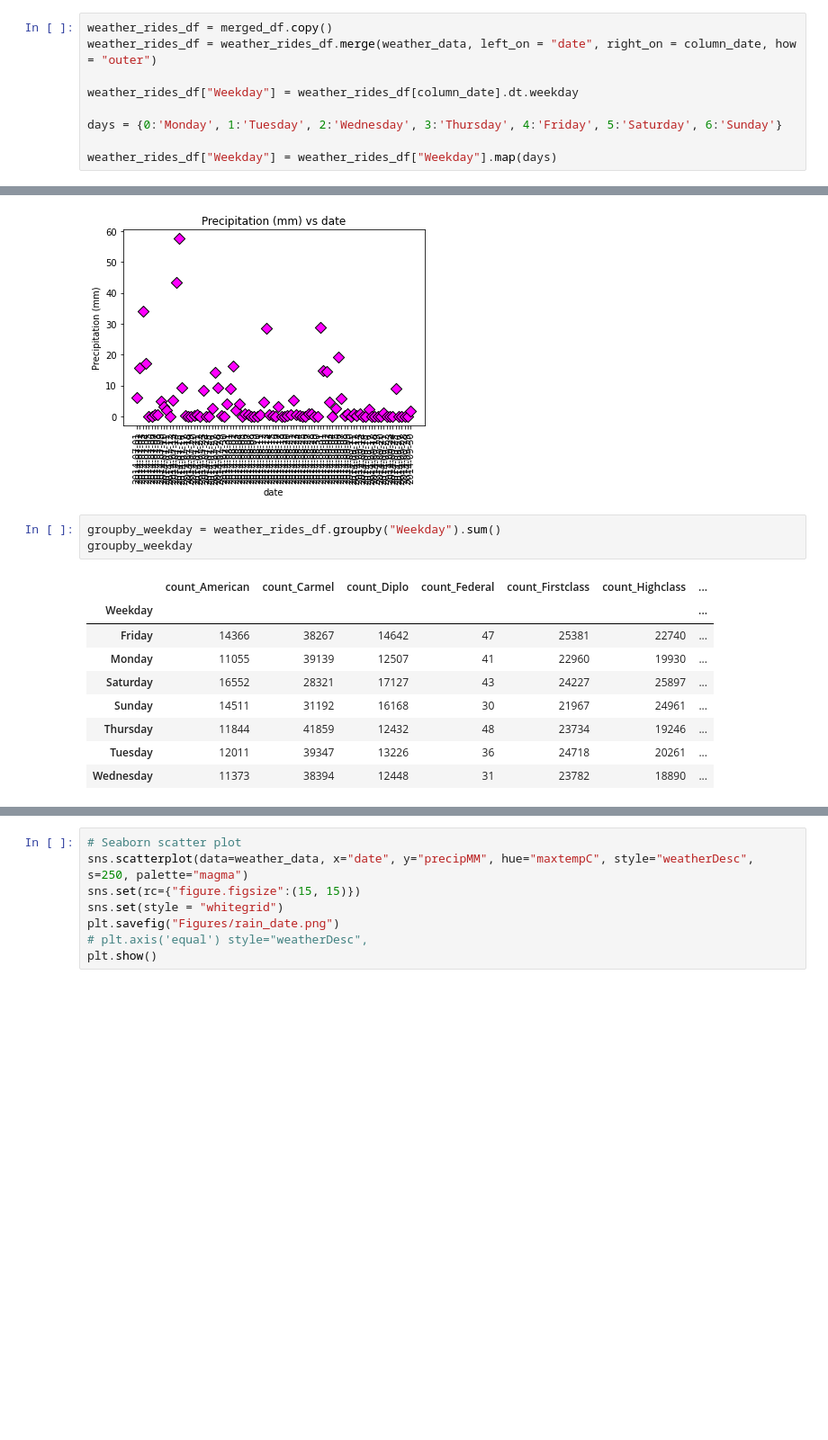
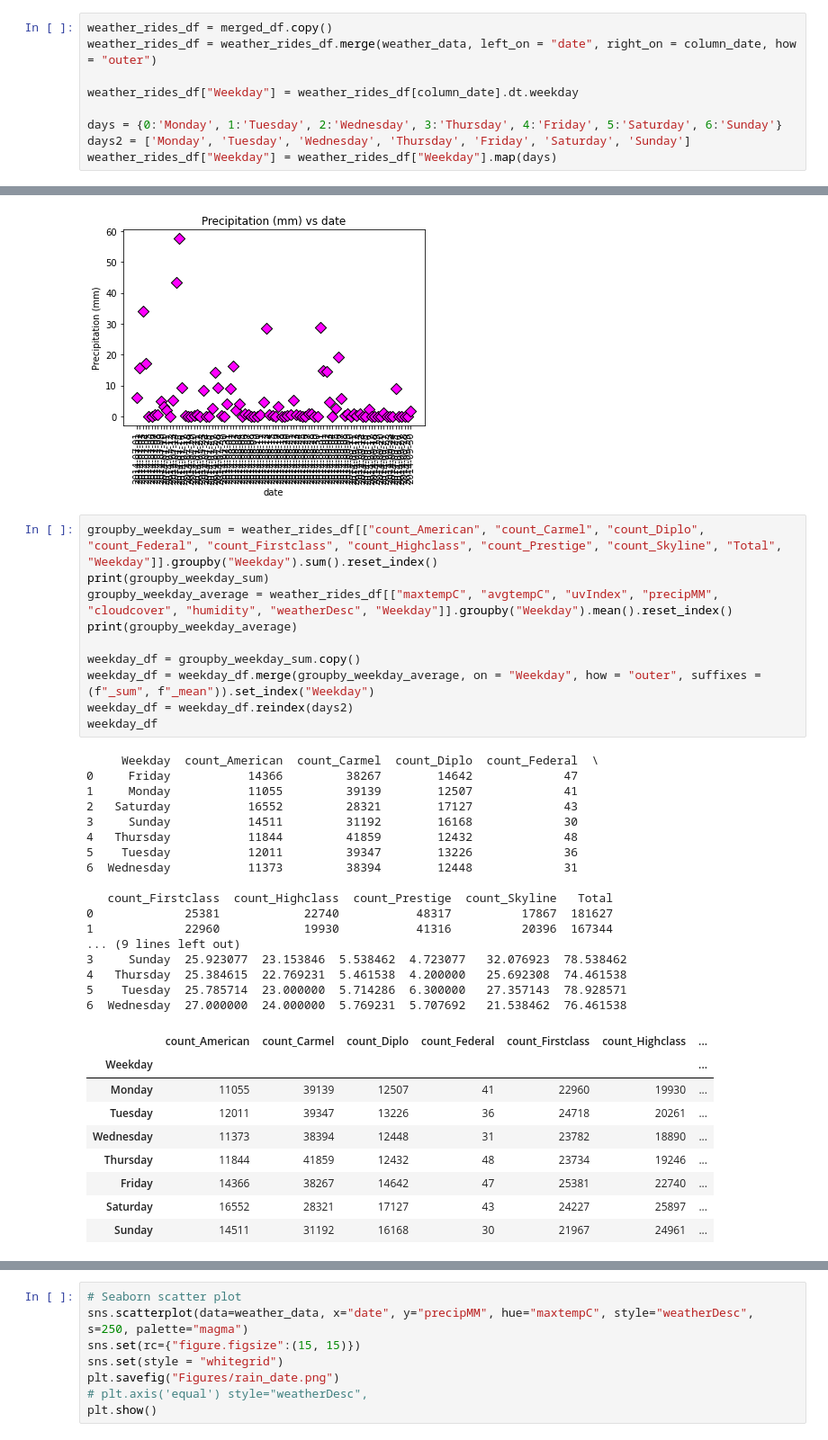
Before and after one commit to P219-C/G5_project-1_UWADA, a Jupyter notebook: Group5_main.ipynb, the cells around one changed output, grey strips where cells are left out. Shown at 90% size. Saved outputs shown, nothing was run; the diff lists cells and outputs as text; blank space fills up the shorter version.

```diff
--- a/Group5_main.ipynb
+++ b/Group5_main.ipynb
@@ -386,7 +387,7 @@ weather_rides_df = weather_rides_df.merge(weather_data, left_on = "date", right_
 weather_rides_df["Weekday"] = weather_rides_df[column_date].dt.weekday
 
 days = {0:'Monday', 1:'Tuesday', 2:'Wednesday', 3:'Thursday', 4:'Friday', 5:'Saturday', 6:'Sunday'}
-
+days2 = ['Monday', 'Tuesday', 'Wednesday', 'Thursday', 'Friday', 'Saturday', 'Sunday']
 weather_rides_df["Weekday"] = weather_rides_df["Weekday"].map(days)
 # %%
 weather_rides_df
@@ -433,16 +434,40 @@ plt.show()
 # %% [output]
 [figure]
 # %%
-groupby_weekday = weather_rides_df.groupby("Weekday").sum()
-groupby_weekday
+groupby_weekday_sum = weather_rides_df[["count_American", "count_Carmel", "count_Diplo", "count_Federal", "count_Firstclass", "count_Highclass", "count_Prestige", "count_Skyline", "Total", "Weekday"]].groupby("Weekday").sum().reset_index()
+print(groupby_weekday_sum)
+groupby_weekday_average = weather_rides_df[["maxtempC", "avgtempC", "uvIndex", "precipMM", "cloudcover", "humidity", "weatherDesc", "Weekday"]].groupby("Weekday").mean().reset_index()
+print(groupby_weekday_average)
+
+weekday_df = groupby_weekday_sum.copy()
+weekday_df = weekday_df.merge(groupby_weekday_average, on = "Weekday", how = "outer", suffixes = (f"_sum", f"_mean")).set_index("Weekday")
+weekday_df = weekday_df.reindex(days2)
+weekday_df
 # %% [output]
+     Weekday  count_American  count_Carmel  count_Diplo  count_Federal  \
+0     Friday           14366         38267        14642             47
+1     Monday           11055         39139        12507             41
+2   Saturday           16552         28321        17127             43
+3     Sunday           14511         31192        16168             30
+4   Thursday           11844         41859        12432             48
+5    Tuesday           12011         39347        13226             36
+6  Wednesday           11373         38394        12448             31
+
+   count_Firstclass  count_Highclass  count_Prestige  count_Skyline   Total
+0             25381            22740           48317          17867  181627
+1             22960            19930           41316          20396  167344
+... (9 lines left out)
+3     Sunday  25.923077  23.153846  5.538462  4.723077   32.076923  78.538462
+4   Thursday  25.384615  22.769231  5.461538  4.200000   25.692308  74.461538
+5    Tuesday  25.785714  23.000000  5.714286  6.300000   27.357143  78.928571
+6  Wednesday  27.000000  24.000000  5.769231  5.707692   21.538462  76.461538
 |  | count_American | count_Carmel | count_Diplo | count_Federal | count_Firstclass | count_Highclass | ... |
 | Weekday |  |  |  |  |  |  | ... |
+| Monday | 11055 | 39139 | 12507 | 41 | 22960 | 19930 | ... |
+| Tuesday | 12011 | 39347 | 13226 | 36 | 24718 | 20261 | ... |
+| Wednesday | 11373 | 38394 | 12448 | 31 | 23782 | 18890 | ... |
+| Thursday | 11844 | 41859 | 12432 | 48 | 23734 | 19246 | ... |
 | Friday | 14366 | 38267 | 14642 | 47 | 25381 | 22740 | ... |
-| Monday | 11055 | 39139 | 12507 | 41 | 22960 | 19930 | ... |
 | Saturday | 16552 | 28321 | 17127 | 43 | 24227 | 25897 | ... |
 | Sunday | 14511 | 31192 | 16168 | 30 | 21967 | 24961 | ... |
-| Thursday | 11844 | 41859 | 12432 | 48 | 23734 | 19246 | ... |
-| Tuesday | 12011 | 39347 | 13226 | 36 | 24718 | 20261 | ... |
-| Wednesday | 11373 | 38394 | 12448 | 31 | 23782 | 18890 | ... |
 # %%
```
Also changed, not shown: parts of 2 cells of this notebook.
